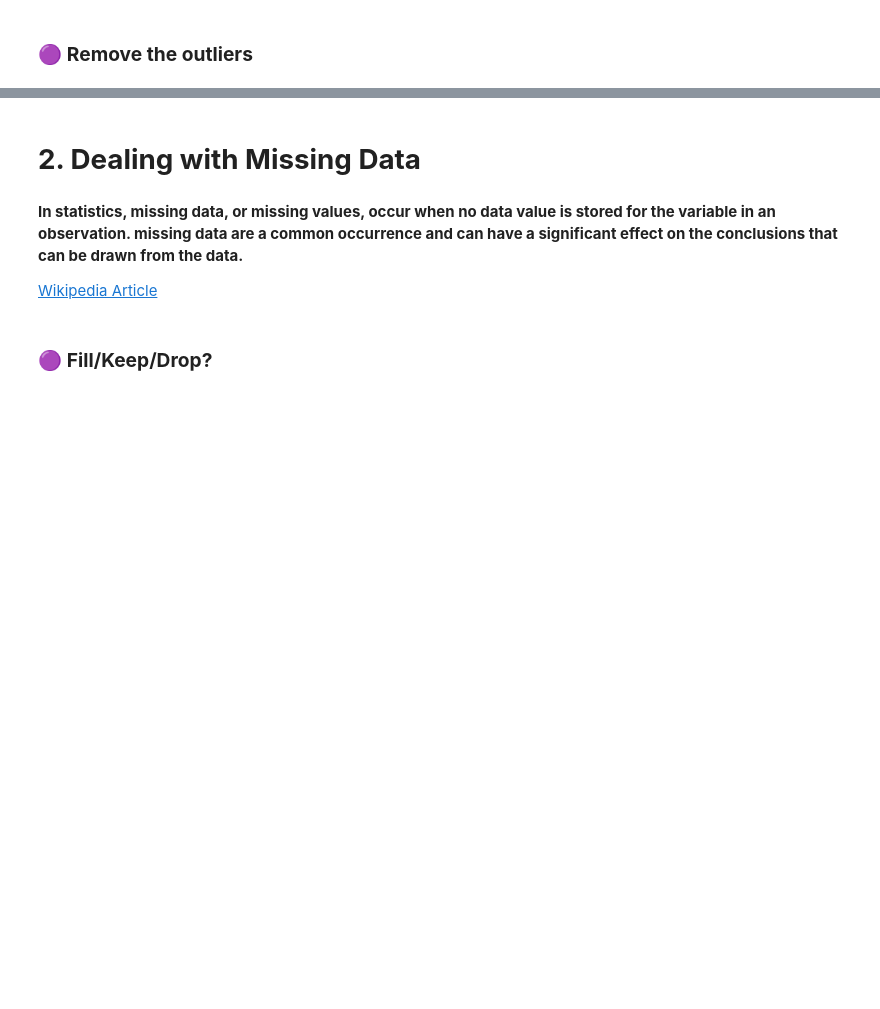
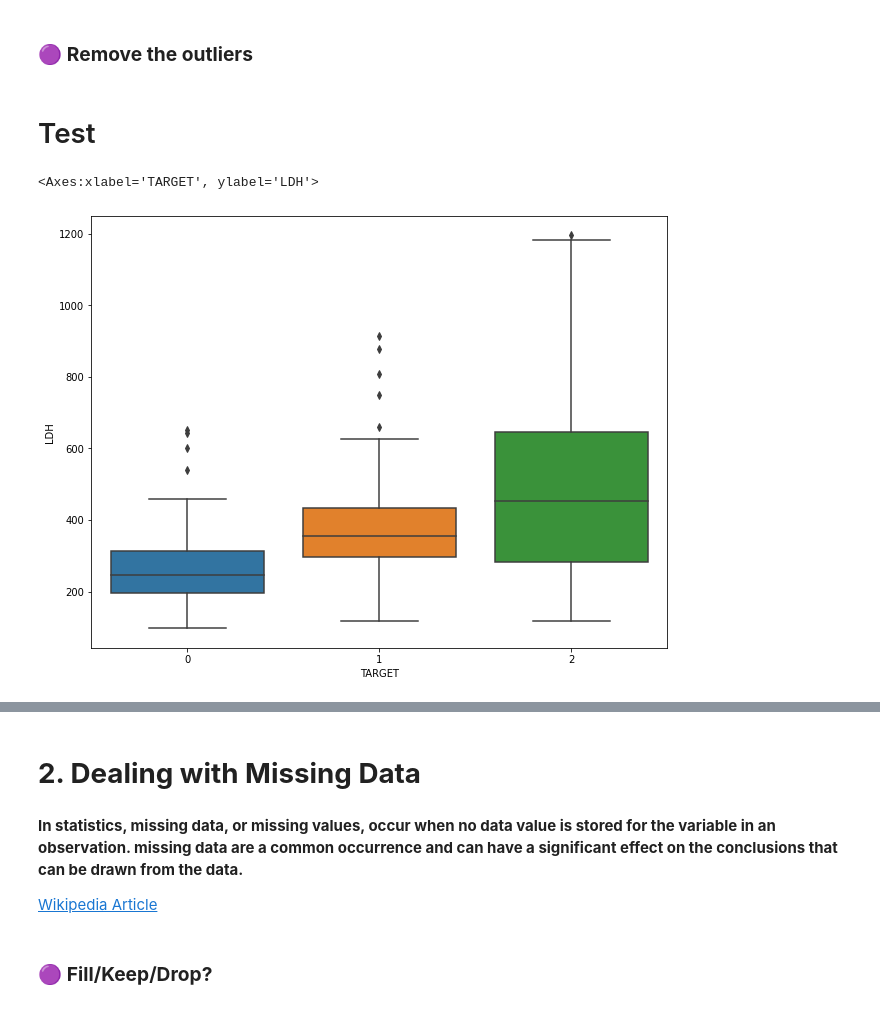
Before and after one commit to Ghasemi-F2023/Machine_Learning, a Jupyter notebook: Data Preparation2.ipynb, the cells around one changed output, grey strips where cells are left out. Drawn from its saved outputs; the diff is of its cells as text; code cells hidden in the pictures; blank space fills up the shorter version.

```diff
--- a/Data Preparation2.ipynb
+++ b/Data Preparation2.ipynb
@@ -23,4 +32,6 @@ Data preparation is the process of cleaning and transforming raw data prior to p
 # %% [markdown]
 # 💾 Read Data
+# %%
+df = pd.read_csv("Detection of COVID-19 Infection from Routine Blood Exams.csv")
 # %% [markdown]
 # 🔎 Check the basic information of the dataset
@@ -26,0 +93,4 @@ Data preparation is the process of cleaning and transforming raw data prior to p
+# %%
+inx = df[df['Linfociti']=='0-4'].index
+# %%
+df["Linfociti"][inx]=0.4
@@ -27,3 +102,5 @@ Data preparation is the process of cleaning and transforming raw data prior to p
+# %%
+df["Linfociti"]=df["Linfociti"].astype(float)
 # %% [markdown]
 # **1. Dealing with Outliers**
 # %% [markdown]
@@ -39,2 +141,11 @@ Data preparation is the process of cleaning and transforming raw data prior to p
 # %% [markdown]
 ### 🟣 **Remove the outliers**
+# %% [markdown]
+# Test
+# %%
+fig = plt.figure( figsize=(8, 6))
+ax = fig.add_axes([0,0,1,1])
+sns.boxplot(ax=ax, data=df, x='TARGET', y='LDH')#,flierprops=dict(marker='o', markersize=6),fliersize=2)
+# %% [output]
+<Axes:xlabel='TARGET', ylabel='LDH'>
+[figure, added]
```
Also changed, not shown: parts of 99 cells of this notebook.
